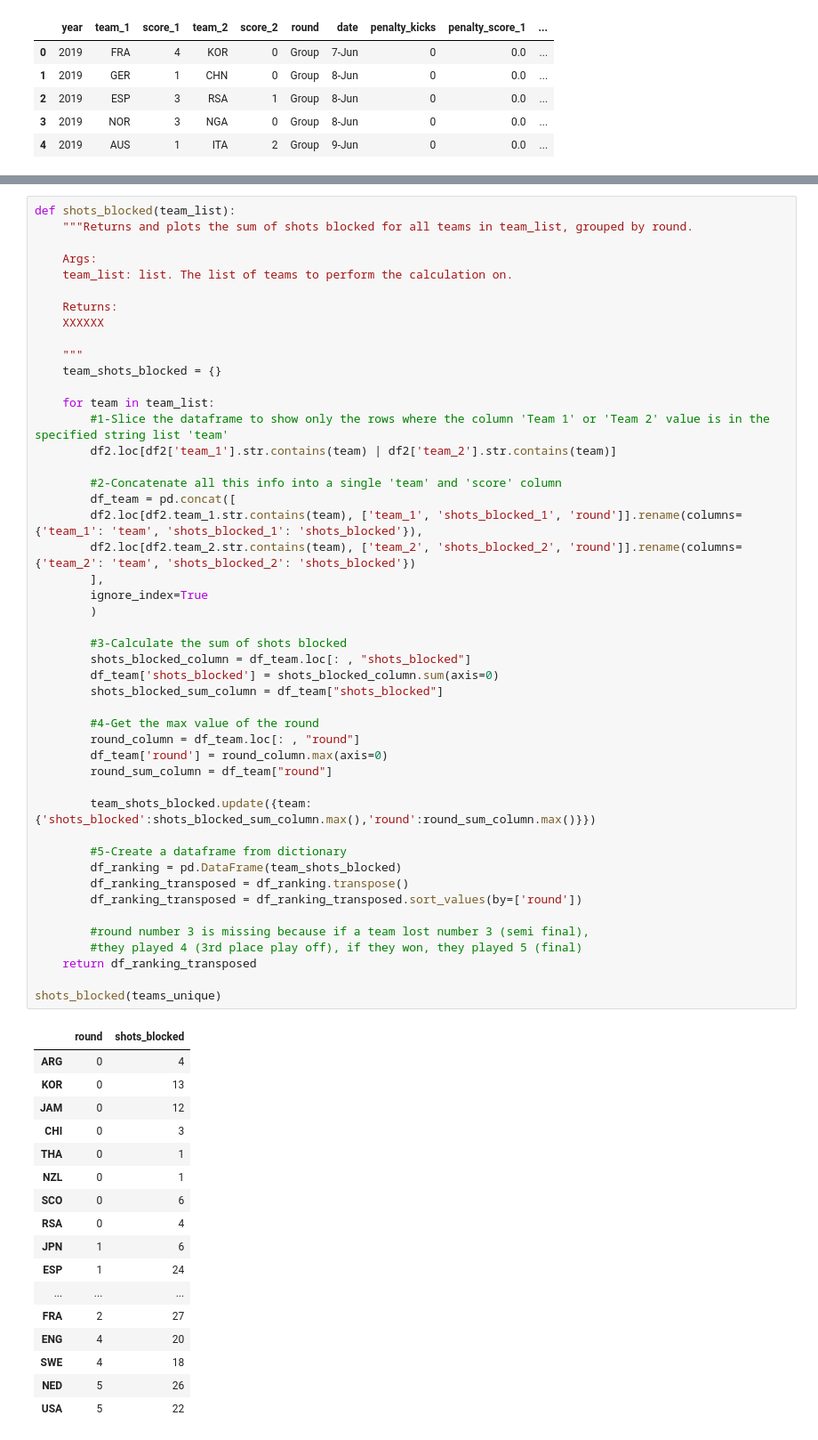
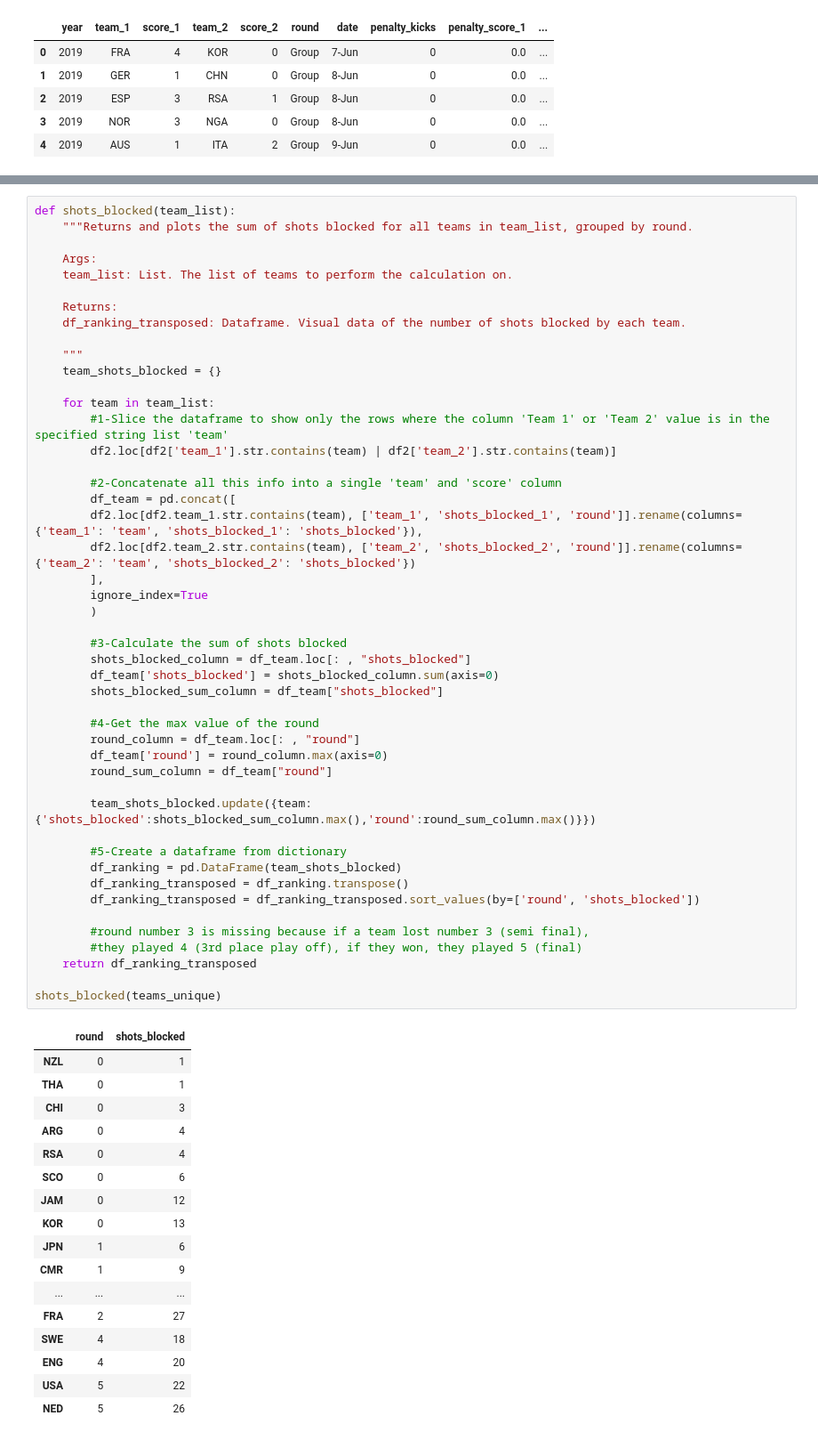
Before and after one commit to kemmanouilides/ffwc-2019-analysis, a Jupyter notebook: FWWC19_Analysis.ipynb, the cells around one changed output, grey strips where cells are left out. Shown at 89% size. Saved outputs shown, nothing was run; the diff lists cells and outputs as text.

```diff
--- a/FWWC19_Analysis.ipynb
+++ b/FWWC19_Analysis.ipynb
@@ -361,10 +345,10 @@ def shots_blocked(team_list):
     """Returns and plots the sum of shots blocked for all teams in team_list, grouped by round.
 
     Args:
-    team_list: list. The list of teams to perform the calculation on.
+    team_list: List. The list of teams to perform the calculation on.
 
     Returns:
-    XXXXXX
+    df_ranking_transposed: Dataframe. Visual data of the number of shots blocked by each team.
 
     """
     team_shots_blocked = {}
@@ -377,47 +361,47 @@ def shots_blocked(team_list):
         df_team = pd.concat([
         df2.loc[df2.team_1.str.contains(team), ['team_1', 'shots_blocked_1', 'round']].rename(columns={'team_1': 'team', 'shots_blocked_1': 'shots_blocked'}),
         df2.loc[df2.team_2.str.contains(team), ['team_2', 'shots_blocked_2', 'round']].rename(columns={'team_2': 'team', 'shots_blocked_2': 'shots_blocked'})
         ],
         ignore_index=True
         )
 
         #3-Calculate the sum of shots blocked
         shots_blocked_column = df_team.loc[: , "shots_blocked"]
         df_team['shots_blocked'] = shots_blocked_column.sum(axis=0)
         shots_blocked_sum_column = df_team["shots_blocked"]
 
         #4-Get the max value of the round
         round_column = df_team.loc[: , "round"]
         df_team['round'] = round_column.max(axis=0)
         round_sum_column = df_team["round"]
 
         team_shots_blocked.update({team:{'shots_blocked':shots_blocked_sum_column.max(),'round':round_sum_column.max()}})
 
         #5-Create a dataframe from dictionary
         df_ranking = pd.DataFrame(team_shots_blocked)
         df_ranking_transposed = df_ranking.transpose()
-        df_ranking_transposed = df_ranking_transposed.sort_values(by=['round'])
+        df_ranking_transposed = df_ranking_transposed.sort_values(by=['round', 'shots_blocked'])
 
         #round number 3 is missing because if a team lost number 3 (semi final),
         #they played 4 (3rd place play off), if they won, they played 5 (final)
     return df_ranking_transposed
 
 shots_blocked(teams_unique)
 # %% [output]
 |  | round | shots_blocked |
+| NZL | 0 | 1 |
+| THA | 0 | 1 |
+| CHI | 0 | 3 |
 | ARG | 0 | 4 |
+| RSA | 0 | 4 |
+| SCO | 0 | 6 |
+| JAM | 0 | 12 |
 | KOR | 0 | 13 |
-| JAM | 0 | 12 |
-| CHI | 0 | 3 |
-| THA | 0 | 1 |
-| NZL | 0 | 1 |
-| SCO | 0 | 6 |
-| RSA | 0 | 4 |
 | JPN | 1 | 6 |
-| ESP | 1 | 24 |
+| CMR | 1 | 9 |
 | ... | ... | ... |
 | FRA | 2 | 27 |
+| SWE | 4 | 18 |
 | ENG | 4 | 20 |
-| SWE | 4 | 18 |
+| USA | 5 | 22 |
 | NED | 5 | 26 |
-| USA | 5 | 22 |
```
Also changed, not shown: parts of 5 cells of this notebook.
